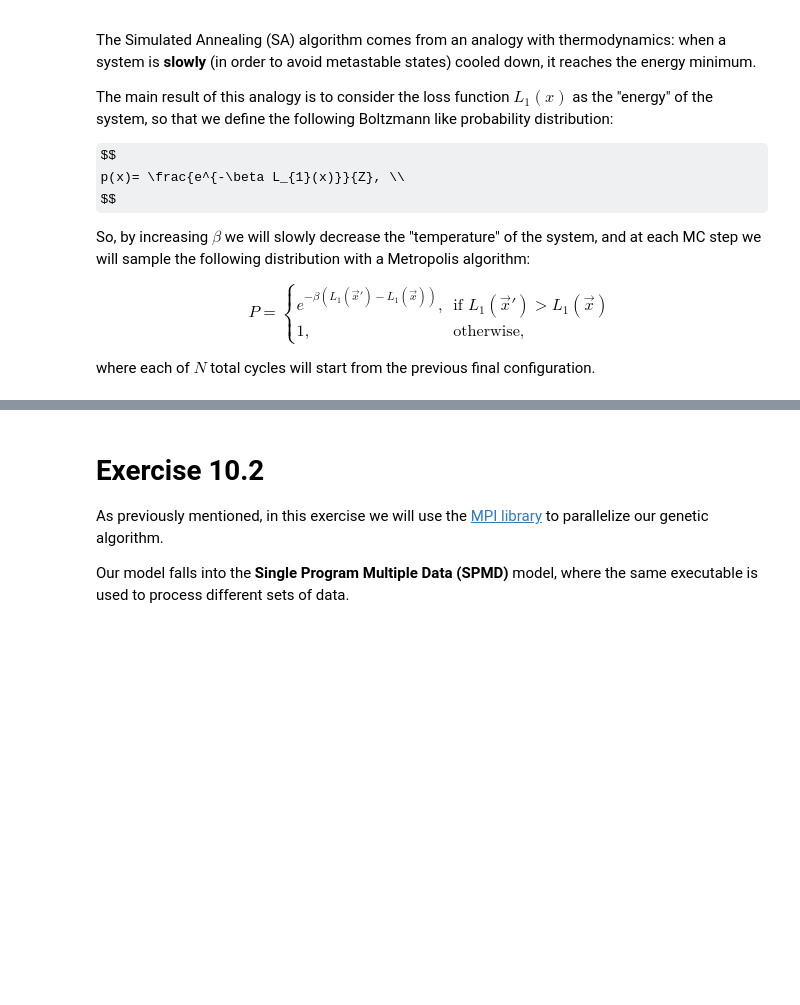
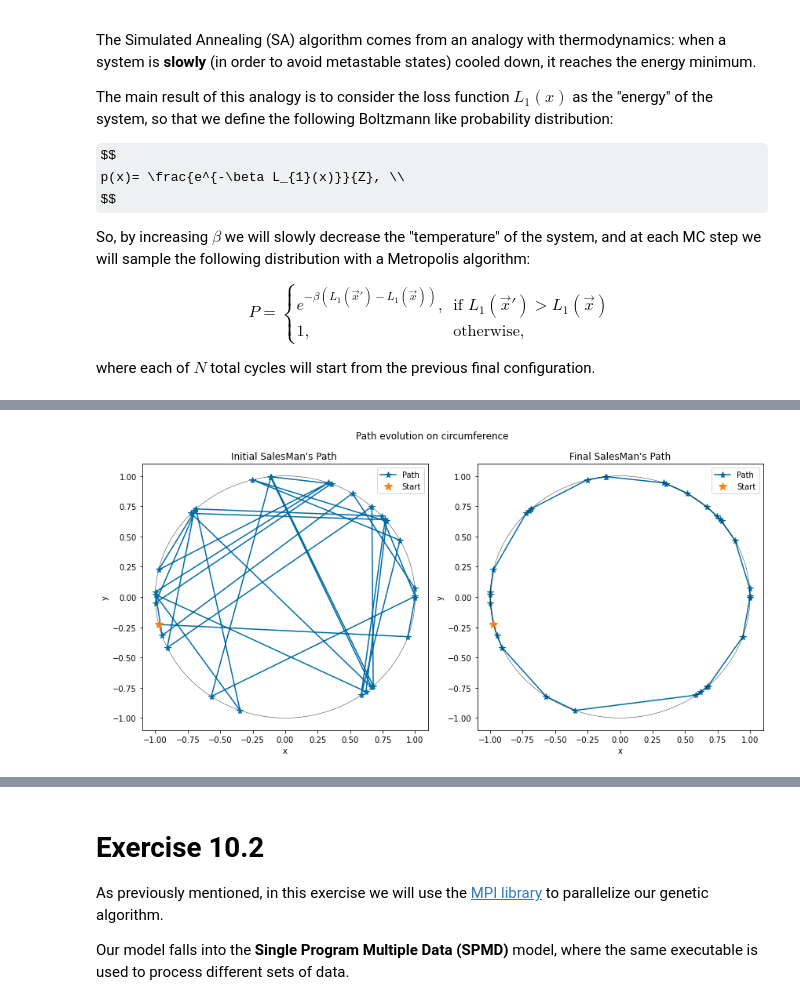
Before and after one commit to pyros-cyber/lsn, a Jupyter notebook: exercise10/exercise10.ipynb, the cells around one changed output, grey strips where cells are left out. Saved outputs shown, nothing was run; the diff lists cells and outputs as text; code cells hidden in the pictures; some formulas as TeX source; blank space fills up the shorter version.

```diff
--- a/exercise10/exercise10.ipynb
+++ b/exercise10/exercise10.ipynb
@@ -36,0 +136,4 @@ where each of $N$ total cycles will start from the previous final configuration.
+# %%
+path('circumference')
+# %% [output]
+[figure, added]
```
Also changed, not shown: parts of 6 cells of this notebook.
